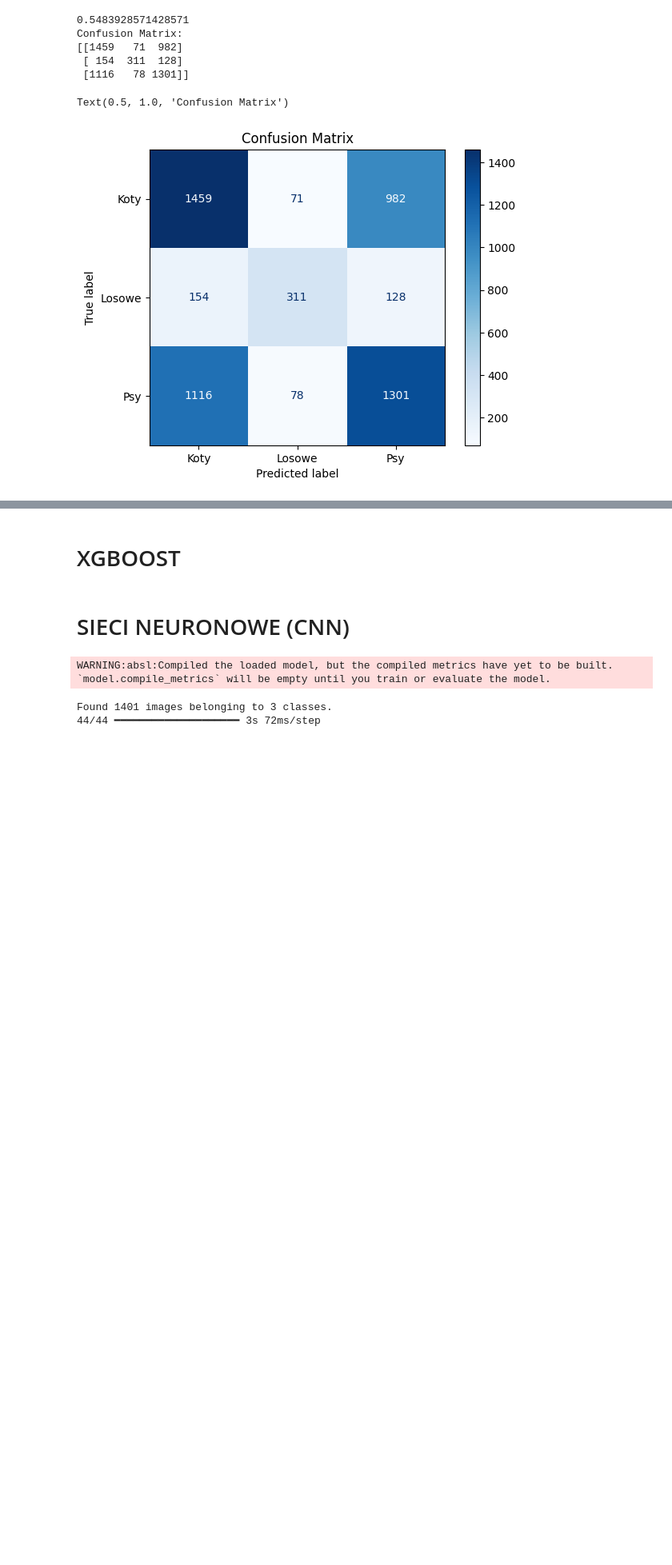
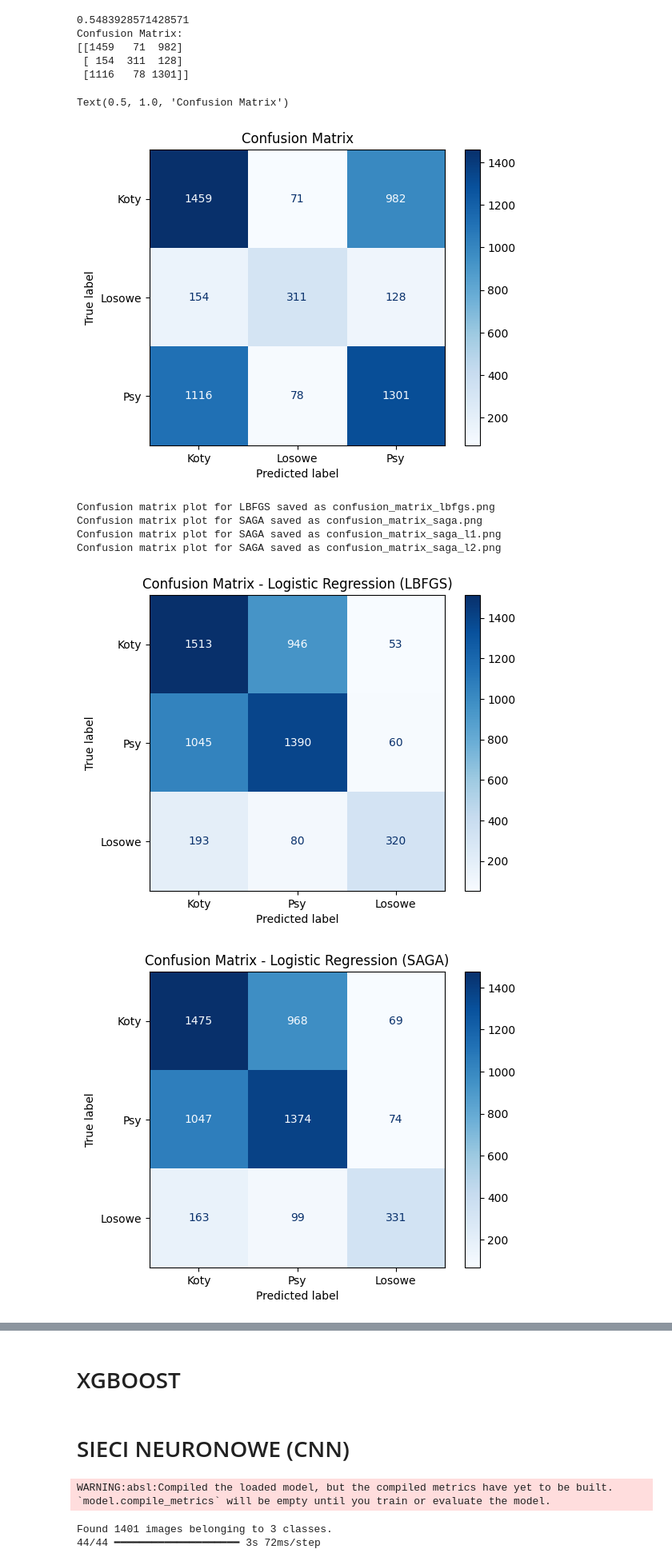
Before and after one commit to bartmanski/Machune-Learning-UWR-Project, a Jupyter notebook: data_plots.ipynb, the cells around one changed output, grey strips where cells are left out. Shown at 80% size. Saved outputs shown, nothing was run; the diff lists cells and outputs as text; code cells hidden in the pictures; blank space fills up the shorter version.

```diff
--- a/data_plots.ipynb
+++ b/data_plots.ipynb
@@ -474,3 +474,73 @@ Confusion Matrix:
  [1116   78 1301]]
 Text(0.5, 1.0, 'Confusion Matrix')
 [figure]
+# %%
+import numpy as np
+import matplotlib.pyplot as plt
+from sklearn.metrics import confusion_matrix, ConfusionMatrixDisplay
+import joblib
+
+X_test = np.load('test_data/Logreg_X_test.npy')
+y_test = np.load('test_data/Logreg_Y_test.npy')
+
+log_reg_lbfsg_noregularization = joblib.load('Models/calculated_models/log_reg_lbfsg_noregularization.joblib')
+log_reg_saga_noregularization = joblib.load('Models/calculated_models/log_reg_saga_noregularization.joblib')
+log_reg_saga_l1 = joblib.load('Models/calculated_models/log_reg_saga_l1.joblib')
+log_reg_saga_l2 = joblib.load('Models/calculated_models/log_reg_saga_l2.joblib')
+
+y_pred_lbfsg = log_reg_lbfsg_noregularization.predict(X_test)
+
+cm_lbfsg = confusion_matrix(y_test, y_pred_lbfsg, labels=["Koty", "Psy", "Losowe"])
+
+# save onfusion matrix for LBFGS
+disp_lbfsg = ConfusionMatrixDisplay(confusion_matrix=cm_lbfsg, display_labels=["Koty", "Psy", "Losowe"])
+disp_lbfsg.plot(cmap=plt.cm.Blues)
+plt.title("Confusion Matrix - Logistic Regression (LBFGS)")
+output_path_lbfsg = 'confusion_matrix_lbfgs.png'
+plt.savefig(output_path_lbfsg, dpi=300, bbox_inches='tight')
+print(f"Confusion matrix plot for LBFGS saved as {output_path_lbfsg}")
+
+y_pred_saga = log_reg_saga_noregularization.predict(X_test)
+
+cm_saga = confusion_matrix(y_test, y_pred_saga, labels=["Koty", "Psy", "Losowe"])
+
+# save confusion matrix for SAGA
+disp_saga = ConfusionMatrixDisplay(confusion_matrix=cm_saga, display_labels=["Koty", "Psy", "Losowe"])
+disp_saga.plot(cmap=plt.cm.Blues)
+plt.title("Confusion Matrix - Logistic Regression (SAGA)")
+output_path_saga = 'confusion_matrix_saga.png'
+plt.savefig(output_path_saga, dpi=300, bbox_inches='tight')
+print(f"Confusion matrix plot for SAGA saved as {output_path_saga}")
+
+
+y_pred_saga_l1 = log_reg_saga_l1.predict(X_test)
+
+cm_saga_l1 = confusion_matrix(y_test, y_pred_saga_l1, labels=["Koty", "Psy", "Losowe"])
+
+# save confusion matrix for SAGA L1
+disp_saga_l1 = ConfusionMatrixDisplay(confusion_matrix=cm_saga_l1, display_labels=["Koty", "Psy", "Losowe"])
+disp_saga_l1.plot(cmap=plt.cm.Blues)
+plt.title("Confusion Matrix - Logistic Regression (SAGA L1)")
+output_path_saga_l1 = 'confusion_matrix_saga_l1.png'
+plt.savefig(output_path_saga_l1, dpi=300, bbox_inches='tight')
+print(f"Confusion matrix plot for SAGA saved as {output_path_saga_l1}")
+
+
+y_pred_saga_l2 = log_reg_saga_l2.predict(X_test)
+
+cm_saga_l2 = confusion_matrix(y_test, y_pred_saga_l2, labels=["Koty", "Psy", "Losowe"])
+
+# save confusion matrix for SAGA L2
+disp_saga_l2 = ConfusionMatrixDisplay(confusion_matrix=cm_saga_l2, display_labels=["Koty", "Psy", "Losowe"])
+disp_saga_l2.plot(cmap=plt.cm.Blues)
+plt.title("Confusion Matrix - Logistic Regression (SAGA L2)")
+output_path_saga_l2 = 'confusion_matrix_saga_l2.png'
+plt.savefig(output_path_saga_l2, dpi=300, bbox_inches='tight')
+print(f"Confusion matrix plot for SAGA saved as {output_path_saga_l2}")
+# %% [output]
+Confusion matrix plot for LBFGS saved as confusion_matrix_lbfgs.png
+Confusion matrix plot for SAGA saved as confusion_matrix_saga.png
+Confusion matrix plot for SAGA saved as confusion_matrix_saga_l1.png
+Confusion matrix plot for SAGA saved as confusion_matrix_saga_l2.png
+[figure, added]
+[figure, added]
```
Also changed, not shown: parts of 3 cells of this notebook.
